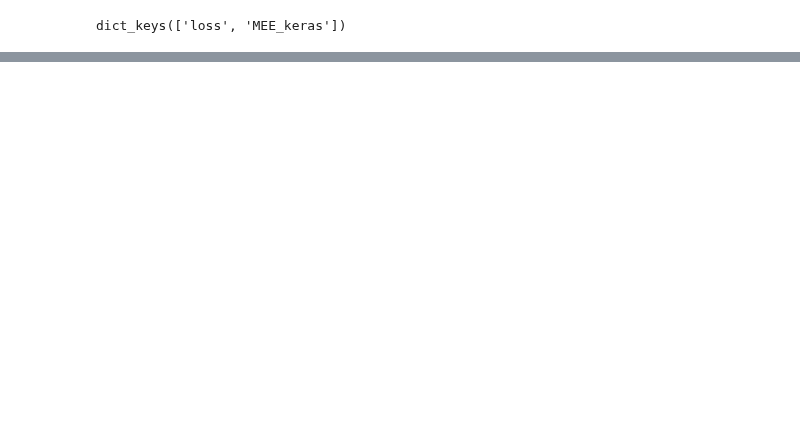
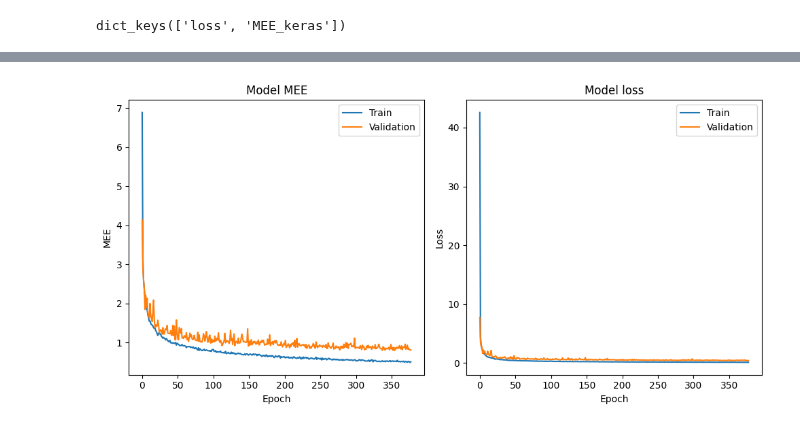
Before and after one commit to Slocon00/ML-project, a Jupyter notebook: notebooks/keras_test.ipynb, the cells around one changed output, grey strips where cells are left out. Drawn from its saved outputs; the diff is of its cells as text; code cells hidden in the pictures; blank space fills up the shorter version.

```diff
--- a/notebooks/keras_test.ipynb
+++ b/notebooks/keras_test.ipynb
@@ -98,0 +105,3 @@ Test MEE: 0.6746
+# %%
+# weight initializer
+initializer = RandomUniform(minval=-0.5, maxval=0.5, seed=6)
@@ -98,0 +174,30 @@ Test MEE: 0.6746
+# %%
+# test loss and mee
+loss, MEE_keras = model.evaluate(X_test, y_test)
+print(f'Test Loss: {loss:.4f}')
+print(f'Test MEE: {MEE_keras:.4f}')
+
+history = history.history
+
+# plot training and validation mee values
+plt.figure(figsize=(10,5))
+plt.subplot(1, 2, 1)
+plt.plot(history['MEE_keras'])
+plt.plot(history['val_MEE_keras'])
+plt.title('Model MEE')
+plt.ylabel('MEE')
+plt.xlabel('Epoch')
+plt.legend(['Train', 'Validation'], loc='upper right')
+
+# plot training and validation loss values
+plt.subplot(1, 2, 2)
+plt.plot(history['loss'])
+plt.plot(history['val_loss'])
+plt.title('Model loss')
+plt.ylabel('Loss')
+plt.xlabel('Epoch')
+plt.legend(['Train', 'Validation'], loc='upper right')
+
+plt.tight_layout()
+plt.show()
+# %% [output]
@@ -98,0 +207 @@ Test MEE: 0.6746
+[figure, added]
```
Also changed, not shown: parts of 10 cells of this notebook.
